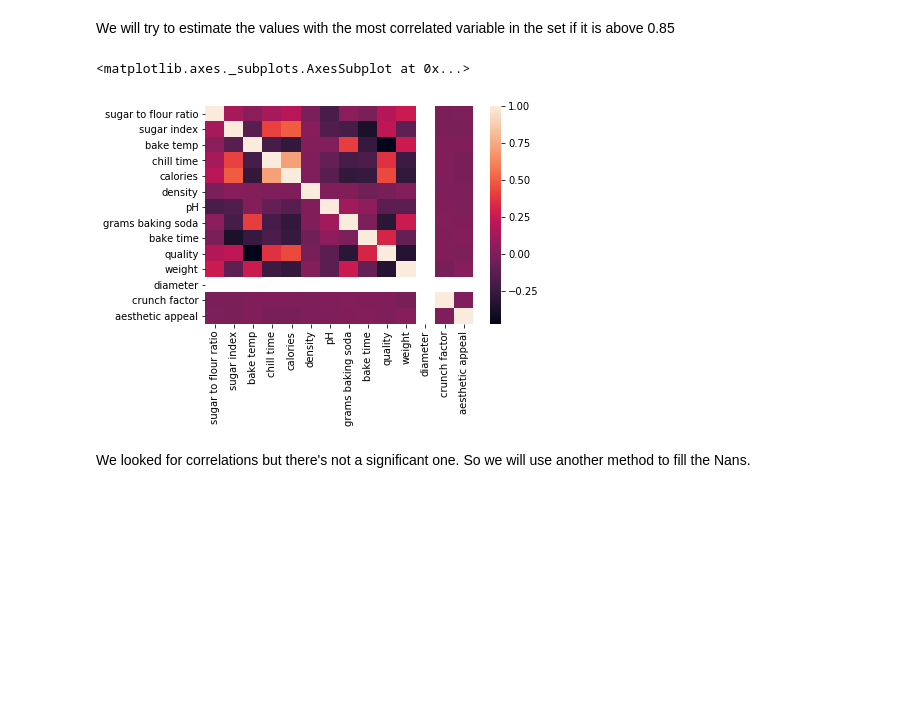
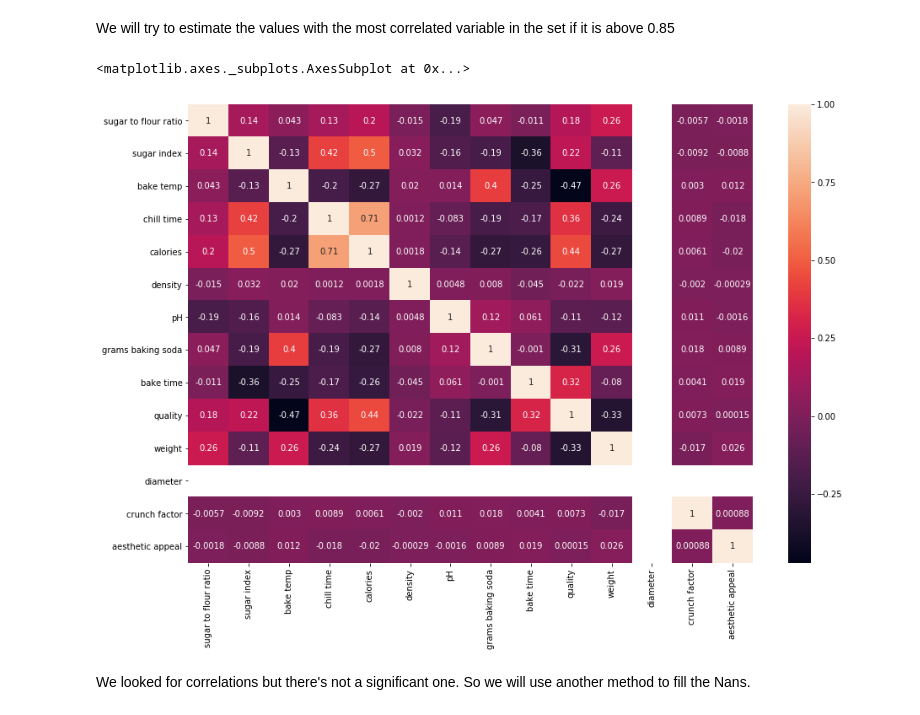
Before and after one commit to miquelpetit/Cookie-Flea-ML, a Jupyter notebook: our-code1.ipynb, the cells around one changed output. Cells and saved outputs as stored; diff of their text form; code cells hidden in the pictures; blank space fills up the shorter version.

```diff
--- a/our-code1.ipynb
+++ b/our-code1.ipynb
@@ -69,10 +69,11 @@ dtype: int64
 We will try to estimate the values with the most correlated variable in the set if it is above 0.85
 # %%
 # ploting correlation heatmap
-sns.heatmap(df.corr())
+plt.figure(figsize = (15,10))
+sns.heatmap(df.corr(), annot=True)
 # %% [output]
 <matplotlib.axes._subplots.AxesSubplot at 0x...>
-[figure, old version]
+[figure, new version]
 # %% [markdown]
 We looked for correlations but there's not a significant one. So we will use another method to fill the Nans.
 # %%
```
Also changed, not shown: parts of 21 cells of this notebook, 1 other file.
